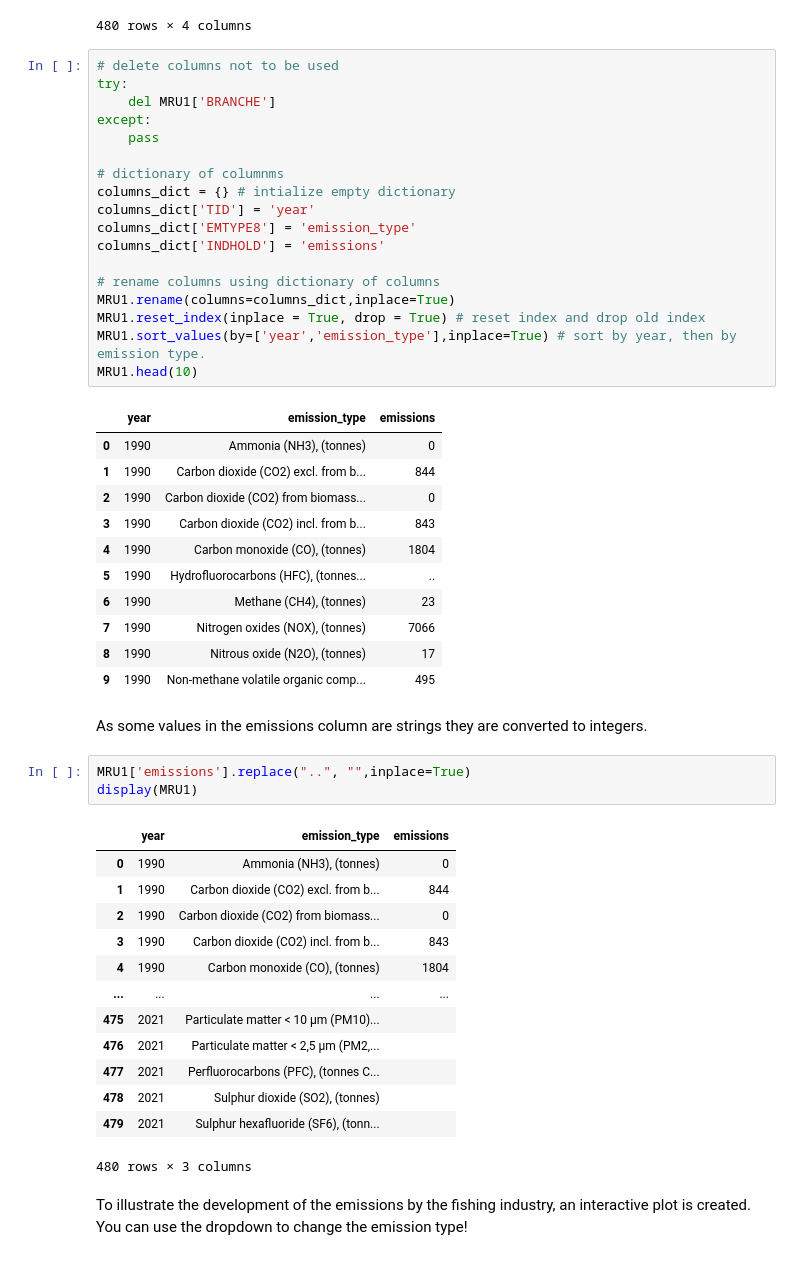
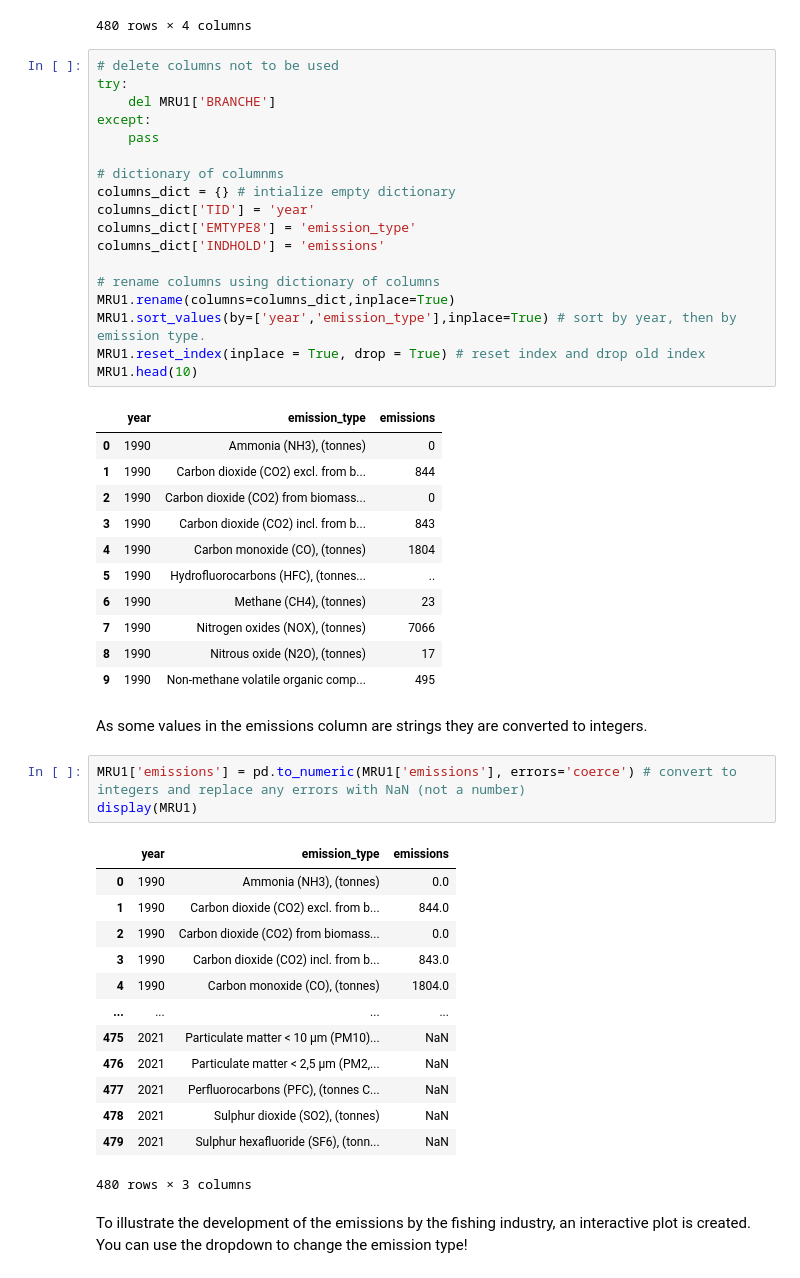
Before and after one commit to NumEconCopenhagen/projects-2023-snakecity, a Jupyter notebook: dataproject/dataproject.ipynb, the cells around one changed output. Saved outputs shown, nothing was run; the diff lists cells and outputs as text.

```diff
--- a/dataproject/dataproject.ipynb
+++ b/dataproject/dataproject.ipynb
@@ -735,8 +738,8 @@ columns_dict['INDHOLD'] = 'emissions'
 
 # rename columns using dictionary of columns
 MRU1.rename(columns=columns_dict,inplace=True)
+MRU1.sort_values(by=['year','emission_type'],inplace=True) # sort by year, then by emission type.
 MRU1.reset_index(inplace = True, drop = True) # reset index and drop old index
-MRU1.sort_values(by=['year','emission_type'],inplace=True) # sort by year, then by emission type.
 MRU1.head(10)
 # %% [output]
 |  | year | emission_type | emissions |
@@ -752,23 +755,23 @@ MRU1.head(10)
 | 9 | 1990 | Non-methane volatile organic comp... | 495 |
 # %% [markdown]
 As some values in the emissions column are strings they are converted to integers.
-# %%
-MRU1['emissions'].replace("..", "",inplace=True)
-display(MRU1)
-# %% [output]
-|  | year | emission_type | emissions |
-| 0 | 1990 | Ammonia (NH3), (tonnes) | 0 |
-| 1 | 1990 | Carbon dioxide (CO2) excl. from b... | 844 |
-| 2 | 1990 | Carbon dioxide (CO2) from biomass... | 0 |
-| 3 | 1990 | Carbon dioxide (CO2) incl. from b... | 843 |
-| 4 | 1990 | Carbon monoxide (CO), (tonnes) | 1804 |
-| ... | ... | ... | ... |
-| 475 | 2021 | Particulate matter < 10 µm (PM10)... |  |
-| 476 | 2021 | Particulate matter < 2,5 µm (PM2,... |  |
-| 477 | 2021 | Perfluorocarbons (PFC), (tonnes C... |  |
-| 478 | 2021 | Sulphur dioxide (SO2), (tonnes) |  |
-| 479 | 2021 | Sulphur hexafluoride (SF6), (tonn... |  |
-480 rows × 3 columns
+# %%
+MRU1['emissions'] = pd.to_numeric(MRU1['emissions'], errors='coerce') # convert to integers and replace any errors with NaN (not a number)
+display(MRU1)
+# %% [output]
+|  | year | emission_type | emissions |
+| 0 | 1990 | Ammonia (NH3), (tonnes) | 0.0 |
+| 1 | 1990 | Carbon dioxide (CO2) excl. from b... | 844.0 |
+| 2 | 1990 | Carbon dioxide (CO2) from biomass... | 0.0 |
+| 3 | 1990 | Carbon dioxide (CO2) incl. from b... | 843.0 |
+| 4 | 1990 | Carbon monoxide (CO), (tonnes) | 1804.0 |
+| ... | ... | ... | ... |
+| 475 | 2021 | Particulate matter < 10 µm (PM10)... | NaN |
+| 476 | 2021 | Particulate matter < 2,5 µm (PM2,... | NaN |
+| 477 | 2021 | Perfluorocarbons (PFC), (tonnes C... | NaN |
+| 478 | 2021 | Sulphur dioxide (SO2), (tonnes) | NaN |
+| 479 | 2021 | Sulphur hexafluoride (SF6), (tonn... | NaN |
+480 rows × 3 columns
 # %% [markdown]
 To illustrate the development of the emissions by the fishing industry, an interactive plot is created. You can use the dropdown to change the emission type!
 # %%
```
Also changed, not shown: parts of 9 cells of this notebook, 3 other files.
